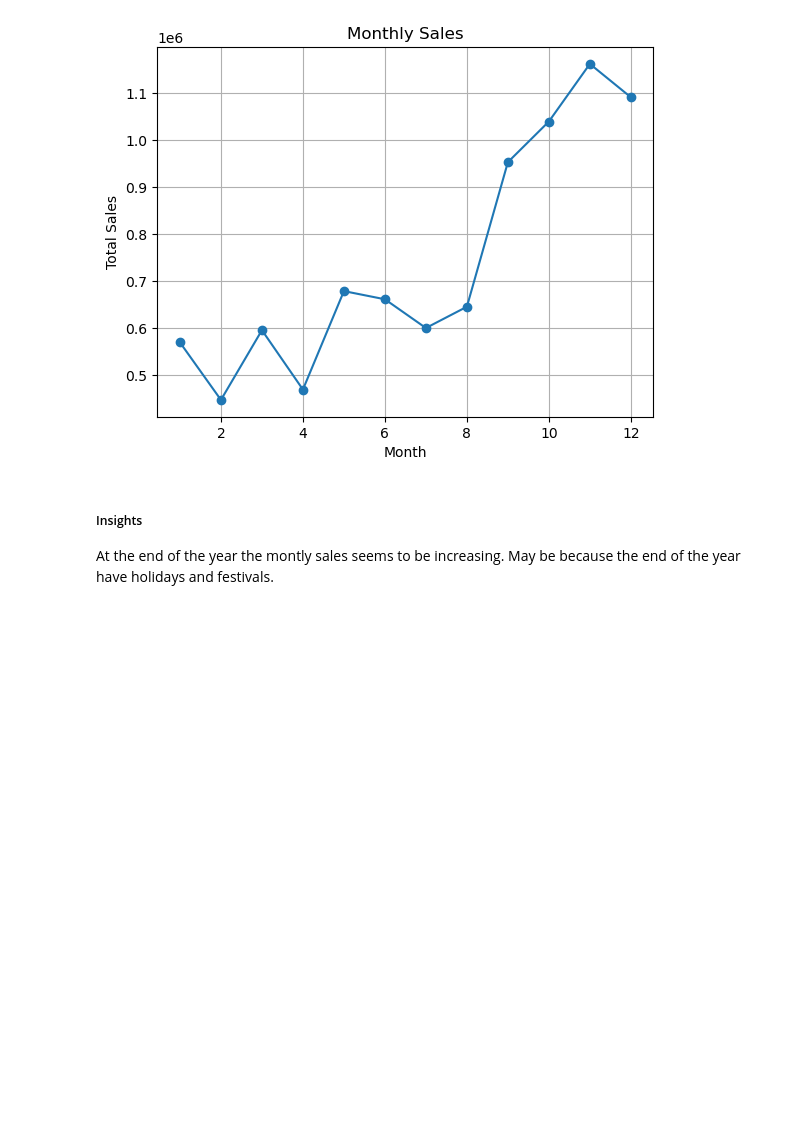
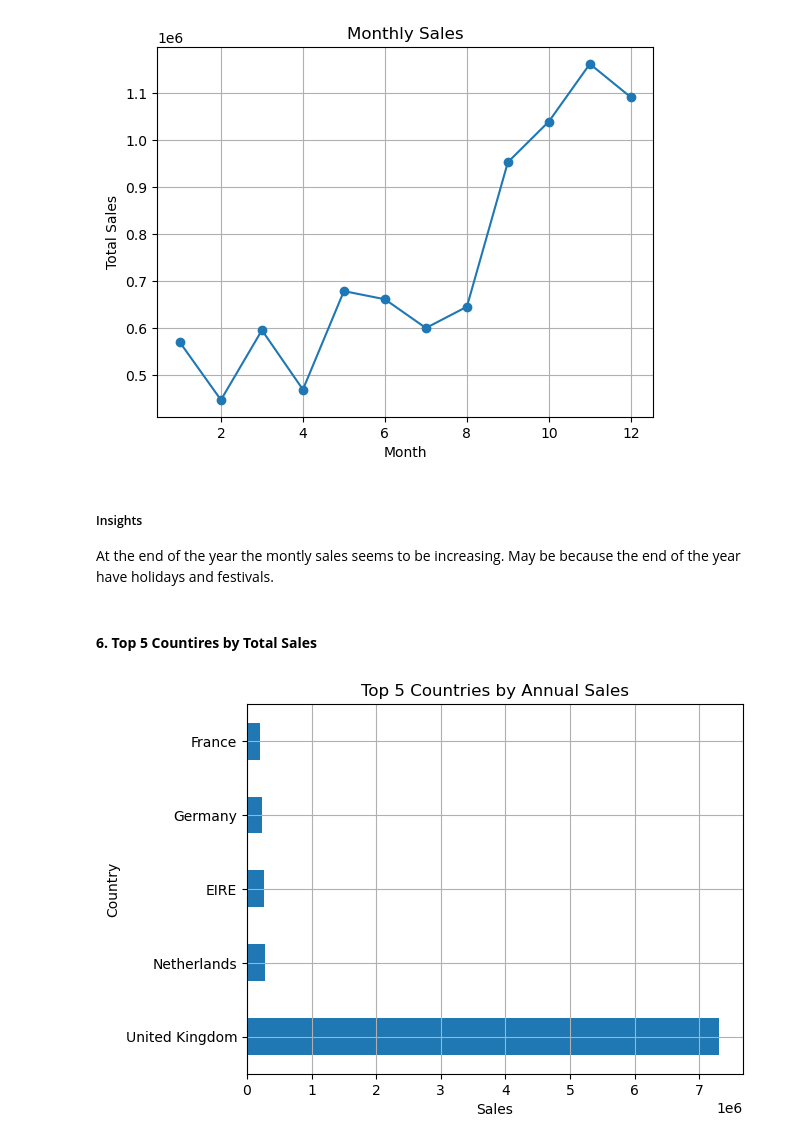
Before and after one commit to chanduka99/Retail_Data_Analysis, a Jupyter notebook: LargeScaleDataAnalysis.ipynb, the cells around one changed output. Saved outputs shown, nothing was run; the diff lists cells and outputs as text; code cells hidden in the pictures; blank space fills up the shorter version.

Commit message:
country analysis

```diff
--- a/LargeScaleDataAnalysis.ipynb
+++ b/LargeScaleDataAnalysis.ipynb
@@ -491,3 +491,13 @@ plt.show()
 # %% [markdown]
 ##### Insights
 At the end of the year the montly sales seems to be increasing. May be because the end of the year have holidays and festivals.
+# %% [markdown]
+#### **6. Top 5 Countires by Total Sales**
+# %%
+countries_sum = df4.groupby("Country",sort=False)["TotalSales"].sum().sort_values(ascending=False)
+top_5_countries = countries_sum.head(5)
+top_5_countries.plot(kind="barh",title="Top 5 Countries by Annual Sales",xlabel="Sales",ylabel="Country")
+plt.grid()
+plt.show()
+# %% [output]
+[figure, added]
```
